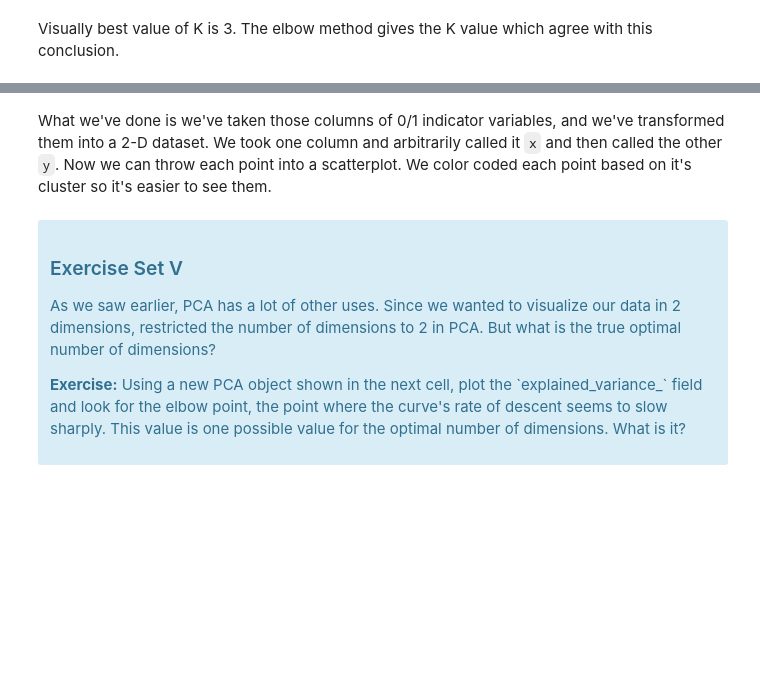
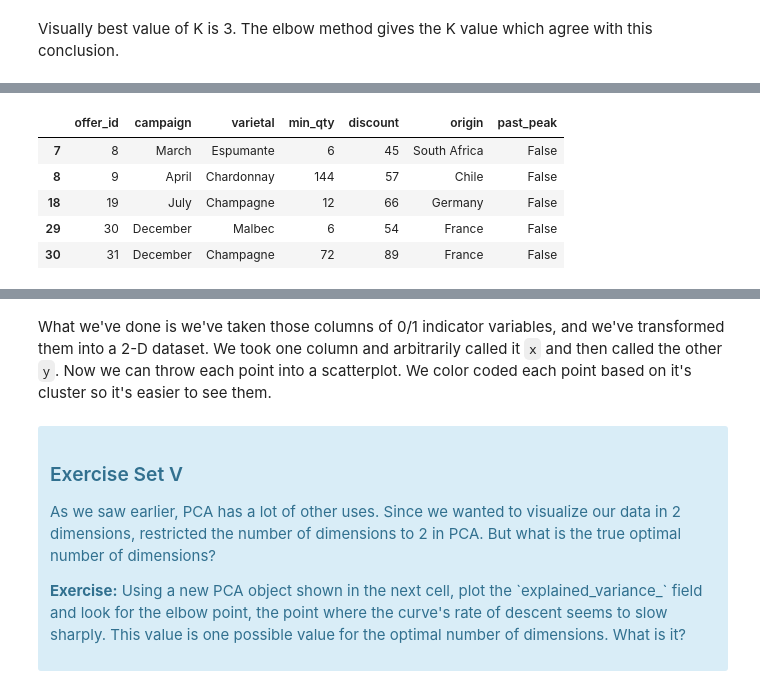
Before and after one commit to syadav12-hawk/Clustering_Case_Study, a Jupyter notebook: Clustering Case Study - Customer Segmentation with K-Means - Tier 3.ipynb, the cells around one changed output, grey strips where cells are left out. Drawn from its saved outputs; the diff is of its cells as text; code cells hidden in the pictures; blank space fills up the shorter version.

```diff
--- a/Clustering Case Study - Customer Segmentation with K-Means - Tier 3.ipynb
+++ b/Clustering Case Study - Customer Segmentation with K-Means - Tier 3.ipynb
@@ -424,0 +455,10 @@ for i in range(3):
+# %%
+#Popular offer in Second Cluster
+df_offers.iloc[[7,8,18,29,30],]
+# %% [output]
+|  | offer_id | campaign | varietal | min_qty | discount | origin | past_peak |
+| 7 | 8 | March | Espumante | 6 | 45 | South Africa | False |
+| 8 | 9 | April | Chardonnay | 144 | 57 | Chile | False |
+| 18 | 19 | July | Champagne | 12 | 66 | Germany | False |
+| 29 | 30 | December | Malbec | 6 | 54 | France | False |
+| 30 | 31 | December | Champagne | 72 | 89 | France | False |
```
Also changed, not shown: parts of 12 cells of this notebook.
